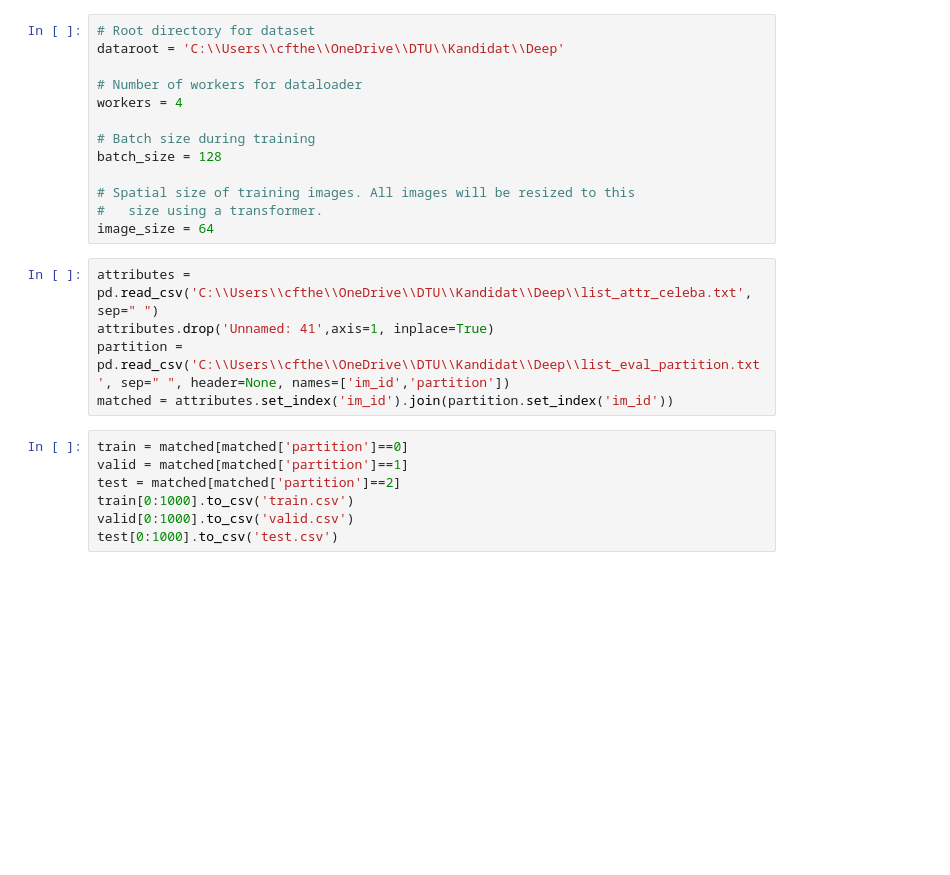
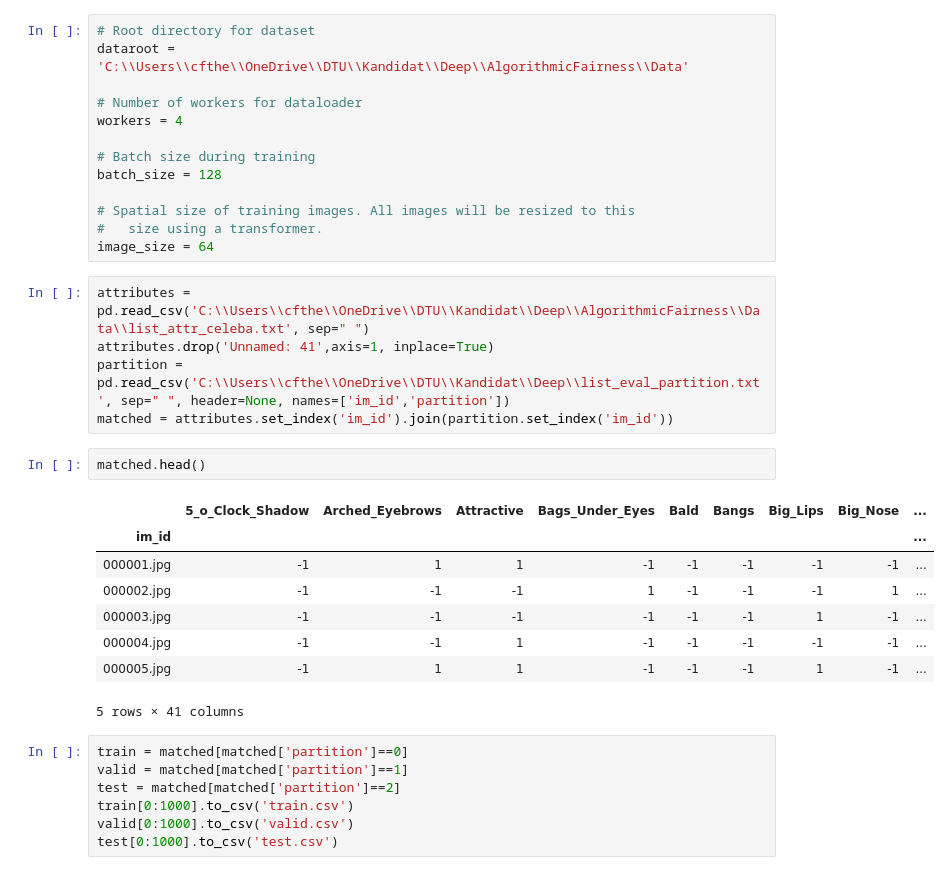
Before and after one commit to mar10nJohns1/AlgorithmicFairness, a Jupyter notebook: Project.ipynb, the cells around one changed output. Cells and saved outputs as stored; diff of their text form; blank space fills up the shorter version.

```diff
--- a/Project.ipynb
+++ b/Project.ipynb
@@ -27,7 +28,7 @@ import pandas as pd
 import os
 # %%
 # Root directory for dataset
-dataroot = 'C:\\Users\\cfthe\\OneDrive\\DTU\\Kandidat\\Deep'
+dataroot = 'C:\\Users\\cfthe\\OneDrive\\DTU\\Kandidat\\Deep\\AlgorithmicFairness\\Data'
 
 # Number of workers for dataloader
 workers = 4
@@ -39,10 +40,21 @@ batch_size = 128
 #   size using a transformer.
 image_size = 64
 # %%
-attributes = pd.read_csv('C:\\Users\\cfthe\\OneDrive\\DTU\\Kandidat\\Deep\\list_attr_celeba.txt', sep=" ")
+attributes = pd.read_csv('C:\\Users\\cfthe\\OneDrive\\DTU\\Kandidat\\Deep\\AlgorithmicFairness\\Data\\list_attr_celeba.txt', sep=" ")
 attributes.drop('Unnamed: 41',axis=1, inplace=True)
 partition = pd.read_csv('C:\\Users\\cfthe\\OneDrive\\DTU\\Kandidat\\Deep\\list_eval_partition.txt', sep=" ", header=None, names=['im_id','partition'])
 matched = attributes.set_index('im_id').join(partition.set_index('im_id'))
+# %%
+matched.head()
+# %% [output]
+|  | 5_o_Clock_Shadow | Arched_Eyebrows | Attractive | Bags_Under_Eyes | Bald | Bangs | Big_Lips | Big_Nose | ... |
+| im_id |  |  |  |  |  |  |  |  | ... |
+| 000001.jpg | -1 | 1 | 1 | -1 | -1 | -1 | -1 | -1 | ... |
+| 000002.jpg | -1 | -1 | -1 | 1 | -1 | -1 | -1 | 1 | ... |
+| 000003.jpg | -1 | -1 | -1 | -1 | -1 | -1 | 1 | -1 | ... |
+| 000004.jpg | -1 | -1 | 1 | -1 | -1 | -1 | -1 | -1 | ... |
+| 000005.jpg | -1 | 1 | 1 | -1 | -1 | -1 | 1 | -1 | ... |
+5 rows × 41 columns
 # %%
 train = matched[matched['partition']==0]
 valid = matched[matched['partition']==1]
```
Also changed, not shown: parts of 11 cells of this notebook, 1 other file.
